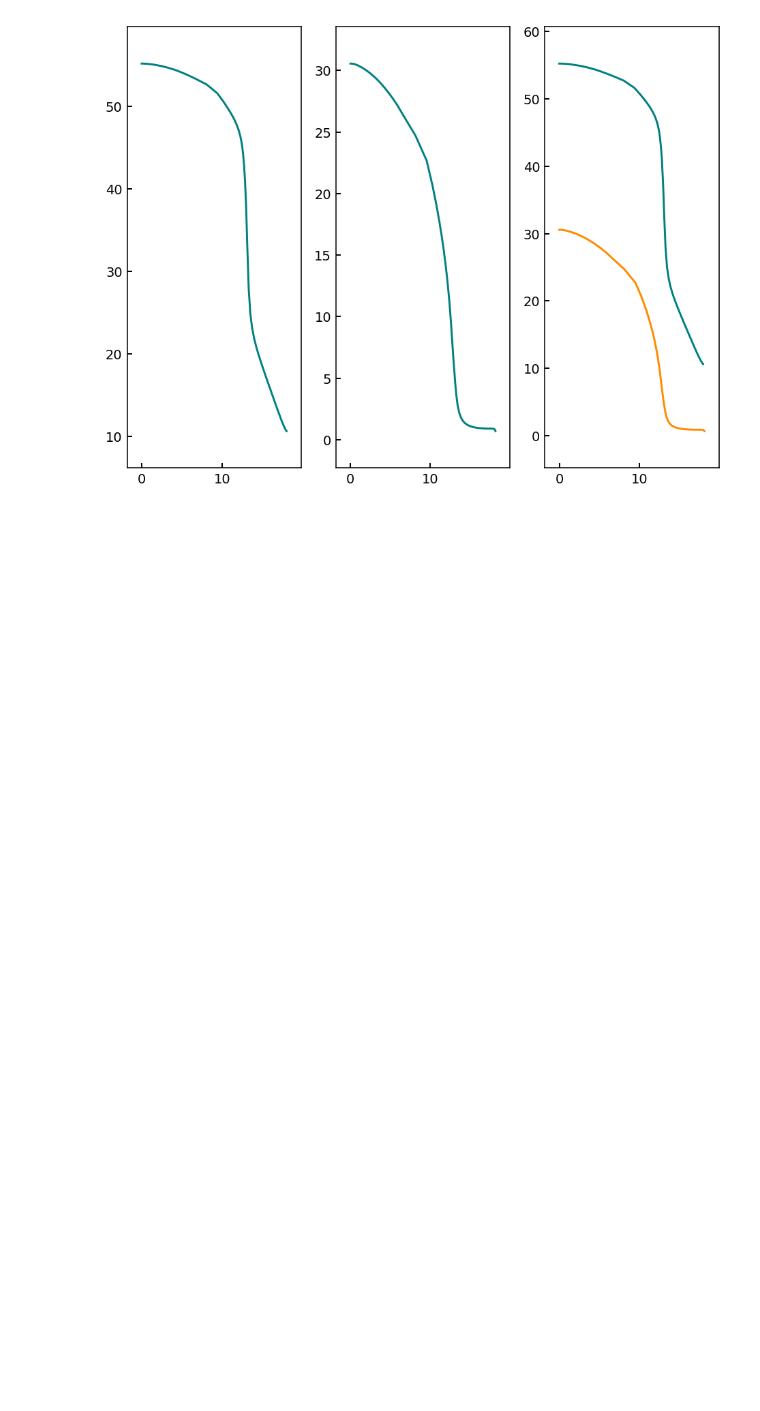
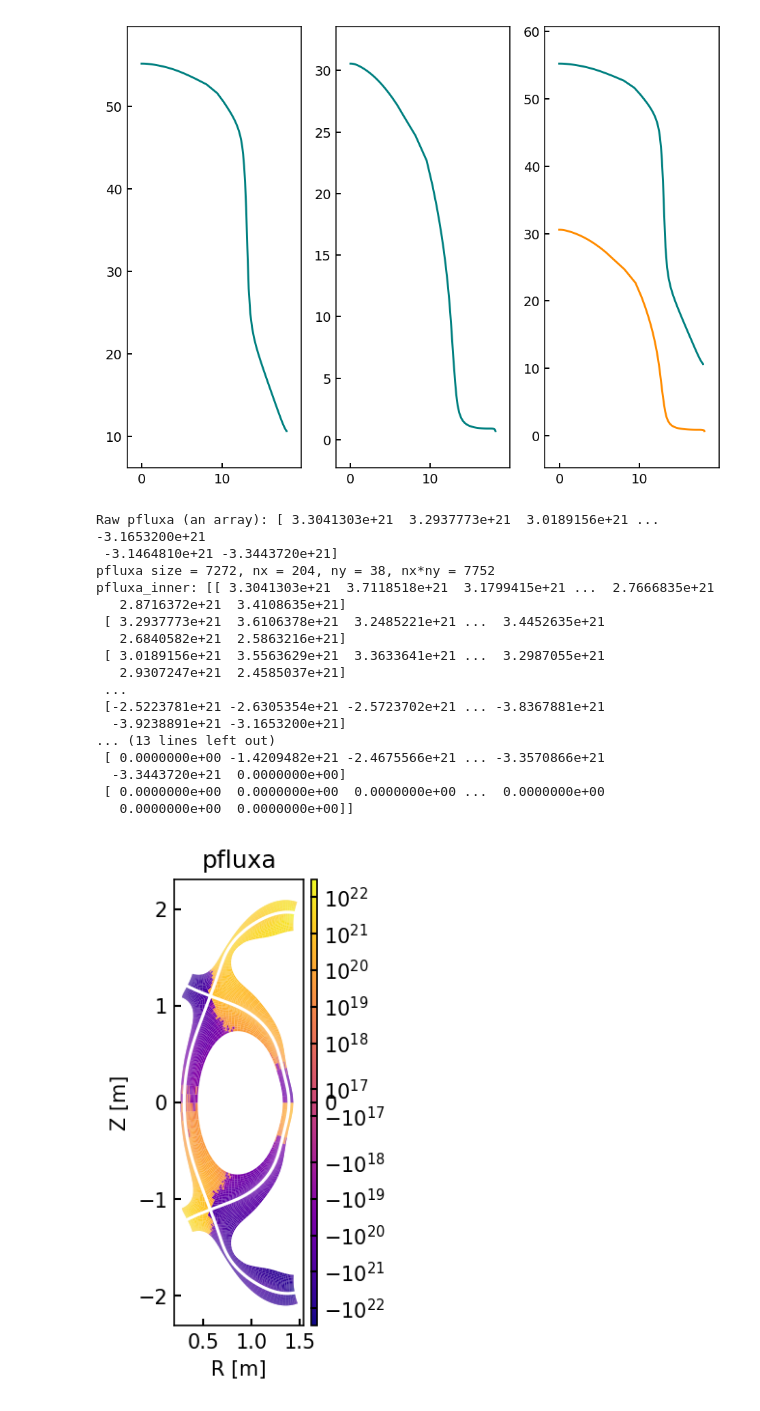
Before and after one commit to sun51027/hermes3-2dplots, a Jupyter notebook: plot_solps_balance.ipynb, the cells around one changed output. Cells and saved outputs as stored; diff of their text form; code cells hidden in the pictures; blank space fills up the shorter version.

```diff
--- a/plot_solps_balance.ipynb
+++ b/plot_solps_balance.ipynb
@@ -269,3 +273,83 @@ bal.plot_2d(ax=ax, param="Te")
 ax.set_aspect('equal', adjustable='box')
 # %%
 bal.plot_selection(outer)
+# %%
+# Extract pfluxa from fort.44 and pad to (nx, ny)
+import numpy as np
+import builtins
+
+filename = "solps_files/fort.44"
+var_name = "pfluxa"
+with builtins.open(filename, 'r') as f:
+    lines = f.readlines()
+
+data_lines = []
+found = False
+for line in lines:
+    if line.startswith(f"*eirene data field {var_name}"):
+        found = True
+        continue
+    if found:
+        if line.startswith("*"):
+            break
+        data_lines.append(line)
+
+data = []
+for line in data_lines:
+    data.extend([float(x) for x in line.split()])
+
+pfluxa = np.array(data)
+print(f"Raw pfluxa (an array): {pfluxa}")
+
+# Number of cells in balance.nc
+nx, ny = bal.g["nx"], bal.g["ny"]
+print(f"pfluxa size = {pfluxa.size}, nx = {nx}, ny = {ny}, nx*ny = {nx*ny}")
+# print(f"Shape of pfluxa from fort.44: {np.shape(pfluxa)}")
+
+# fort.44 outputs without guard cells: shape is (nx-2, ny-2)
+# Fortran order ('F') means first dimension (poloidal) varies fastest.
+pfluxa_inner = pfluxa.reshape((nx-2, ny-2), order='F')
+print(f"pfluxa_inner: {pfluxa_inner}")
+
+
+# Pad with zeros to match SOLPS grid shape (nx, ny)
+pfluxa_padded = np.zeros((nx, ny))
+pfluxa_padded[1:-1, 1:-1] = pfluxa_inner
+print(pfluxa_padded)
+
+
+
+# Plot using bal's plot_2d
+# We need to flatten it since SOLPScase plot_2d expects a flattened array or internal data
+try:
+    # plot_2d uses the parameter as a title, and data for the values if provided
+    bal.plot_2d(var_name, data=pfluxa_padded, logscale=True, cmap="plasma")
+except Exception as e:
+    print(f"Error plotting: {e}")
+
+# --- Velocity Calculation ---
+# Get Neutral Density from your SOLPScase (shape is already nx, ny)
+Nd = bal.bal["Nd"]
+# Do a safe division: Vd = pfluxa / Nd (outputs 0 where Nd is 0)
+Vd = np.divide(pfluxa_padded, Nd, out=np.zeros_like(pfluxa_padded), where=(Nd!=0))
+# Plot the new velocity array!
+bal.plot_2d("Vd", data=Vd, logscale=True,vmin= - 1e5, vmax=1e5)
+# %% [output]
+Raw pfluxa (an array): [ 3.3041303e+21  3.2937773e+21  3.0189156e+21 ... -3.1653200e+21
+ -3.1464810e+21 -3.3443720e+21]
+pfluxa size = 7272, nx = 204, ny = 38, nx*ny = 7752
+pfluxa_inner: [[ 3.3041303e+21  3.7118518e+21  3.1799415e+21 ...  2.7666835e+21
+   2.8716372e+21  3.4108635e+21]
+ [ 3.2937773e+21  3.6106378e+21  3.2485221e+21 ...  3.4452635e+21
+   2.6840582e+21  2.5863216e+21]
+ [ 3.0189156e+21  3.5563629e+21  3.3633641e+21 ...  3.2987055e+21
+   2.9307247e+21  2.4585037e+21]
+ ...
+ [-2.5223781e+21 -2.6305354e+21 -2.5723702e+21 ... -3.8367881e+21
+  -3.9238891e+21 -3.1653200e+21]
+... (13 lines left out)
+ [ 0.0000000e+00 -1.4209482e+21 -2.4675566e+21 ... -3.3570866e+21
+  -3.3443720e+21  0.0000000e+00]
+ [ 0.0000000e+00  0.0000000e+00  0.0000000e+00 ...  0.0000000e+00
+   0.0000000e+00  0.0000000e+00]]
+[figure, added]
```
Also changed, not shown: parts of 5 cells of this notebook, 10 other files.
